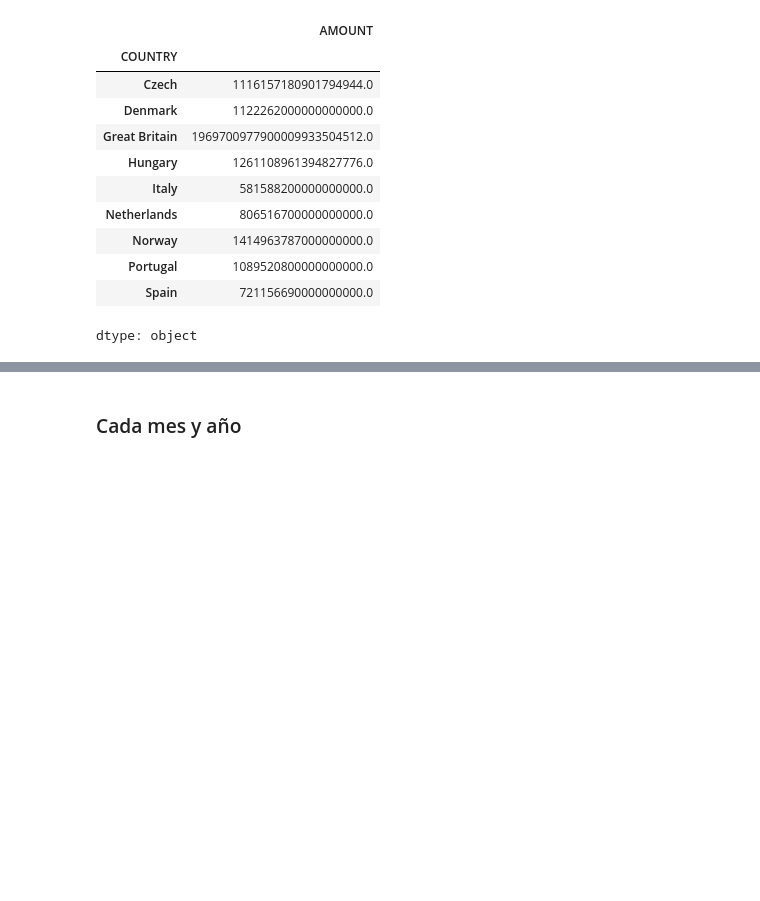
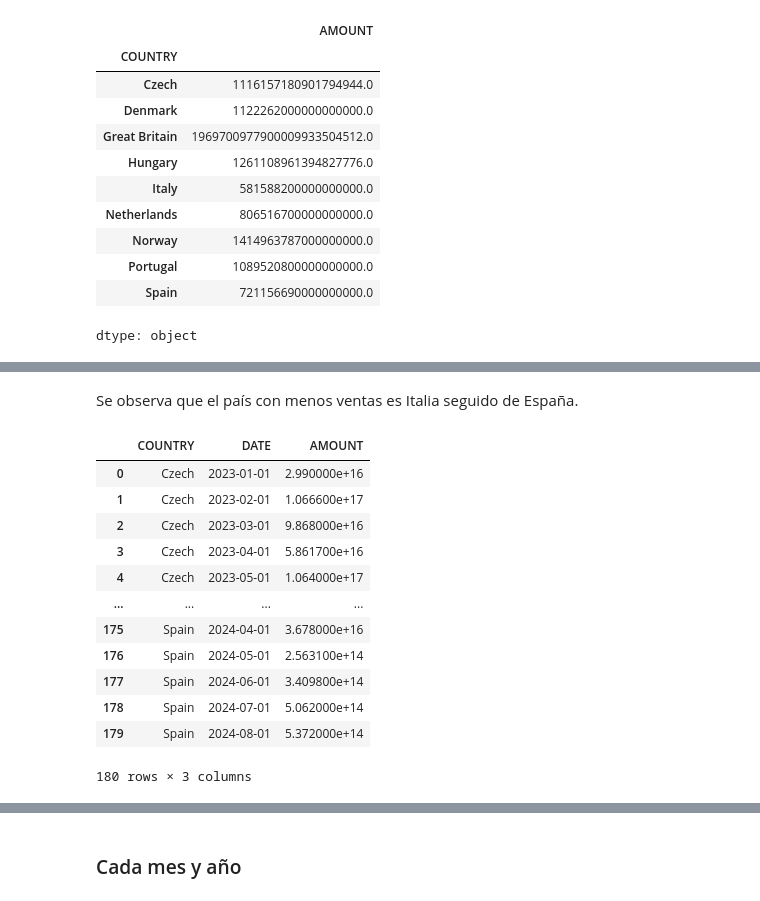
Before and after one commit to NoahGarVill/UFV-Visualizacion, a Jupyter notebook: EJERCICIOS DE CLASE/PRÁCTICA_1_Estudio_de_Ventas_en_Europa_NOAH_GARCÍA.ipynb, the cells around one changed output, grey strips where cells are left out. Drawn from its saved outputs; the diff is of its cells as text; code cells hidden in the pictures; blank space fills up the shorter version.

```diff
--- a/EJERCICIOS DE CLASE/PRÁCTICA_1_Estudio_de_Ventas_en_Europa_NOAH_GARCÍA.ipynb
+++ b/EJERCICIOS DE CLASE/PRÁCTICA_1_Estudio_de_Ventas_en_Europa_NOAH_GARCÍA.ipynb
@@ -210,0 +217,30 @@ plt.show()
+# %% [markdown]
+Se observa que el país con menos ventas es Italia seguido de España.
+# %%
+# Convertir 'AMOUNT' a valores numéricos
+df['AMOUNT'] = pd.to_numeric(df['AMOUNT'].str.replace(',', '.'), errors='coerce')
+
+# Filtrar solo los valores actuales
+df_actual = df[df['SCENARIO'] == 'actual'].copy()  # Usar .copy() para evitar problemas de referencia
+
+# Crear la columna 'DATE' combinando 'YEAR' y 'MONTH' para facilitar el análisis temporal
+df_actual.loc[:, 'DATE'] = pd.to_datetime(df_actual['YEAR'].astype(str) + '-' + df_actual['MONTH'].astype(str), format='%Y-%m', errors='coerce')
+
+# Agrupar las ventas por país y fecha (mes), sumando las ventas para cada combinación de país y mes
+country_sales = df_actual.groupby(['COUNTRY', 'DATE'])['AMOUNT'].sum().reset_index()
+
+display(country_sales)
+# %% [output]
+|  | COUNTRY | DATE | AMOUNT |
+| 0 | Czech | 2023-01-01 | 2.990000e+16 |
+| 1 | Czech | 2023-02-01 | 1.066600e+17 |
+| 2 | Czech | 2023-03-01 | 9.868000e+16 |
+| 3 | Czech | 2023-04-01 | 5.861700e+16 |
+| 4 | Czech | 2023-05-01 | 1.064000e+17 |
+| ... | ... | ... | ... |
+| 175 | Spain | 2024-04-01 | 3.678000e+16 |
+| 176 | Spain | 2024-05-01 | 2.563100e+14 |
+| 177 | Spain | 2024-06-01 | 3.409800e+14 |
+| 178 | Spain | 2024-07-01 | 5.062000e+14 |
+| 179 | Spain | 2024-08-01 | 5.372000e+14 |
+180 rows × 3 columns
```
Also changed, not shown: parts of 48 cells of this notebook.
